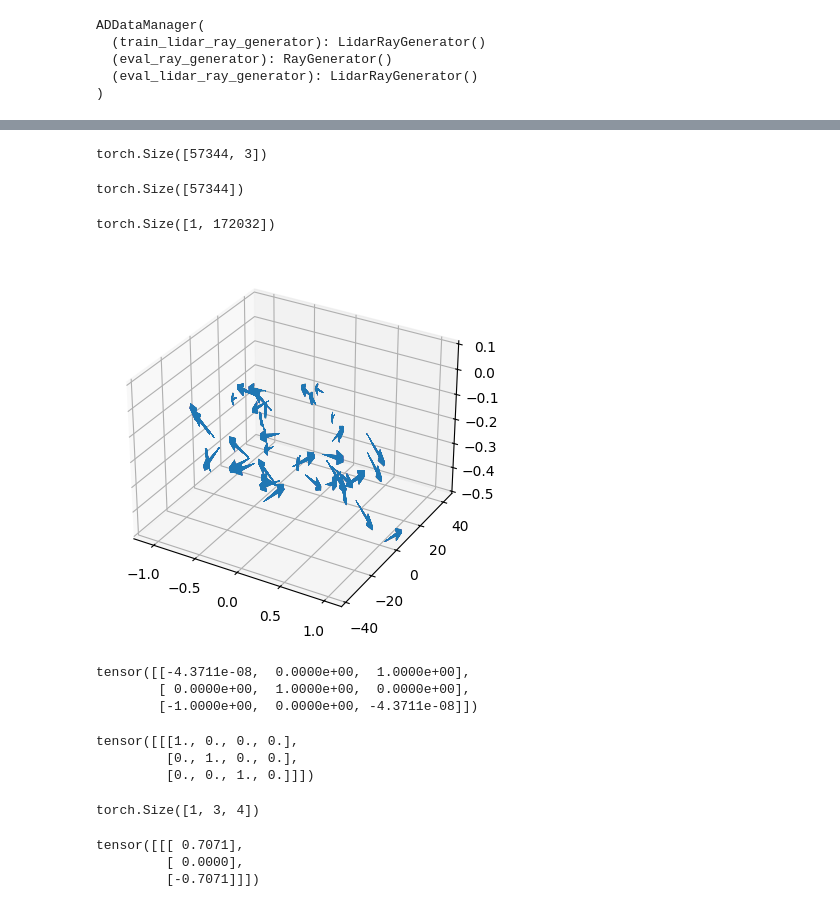
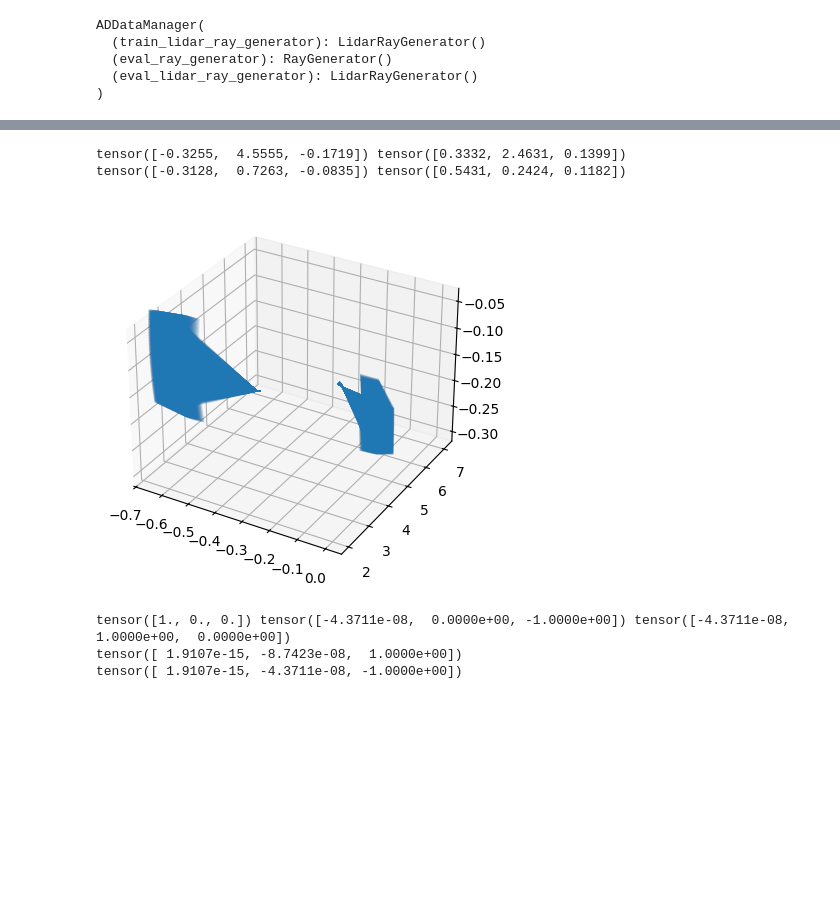
Before and after one commit to gasparyanartur/neurad-diffusion, a Jupyter notebook: nerfstudio/notebooks/ray_bundle.ipynb, the cells around one changed output, grey strips where cells are left out. Saved outputs shown, nothing was run; the diff lists cells and outputs as text; code cells hidden in the pictures; blank space fills up the shorter version.

```diff
--- a/nerfstudio/notebooks/ray_bundle.ipynb
+++ b/nerfstudio/notebooks/ray_bundle.ipynb
@@ -108,2 +109,3 @@ torch.Size([1, 270, 480, 3])
 # %%
-ray_bundle, bach = pipe.datamanager.next_train(0)
+ray_bundle, batch = pipe.datamanager.next_train(0)
+cameras = pipe.datamanager.train_dataset.cameras
@@ -120,4 +111,0 @@ tensor([[   5,  621,  332],
-# %%
-ray_bundle.origins.shape
-# %% [output]
-torch.Size([57344, 3])
@@ -128,8 +111,0 @@ is_cam = ~ray_bundle.metadata["is_lidar"].flatten()
-# %%
-is_cam.shape
-# %% [output]
-torch.Size([57344])
-# %%
-is_cam.repeat(1, 3).shape
-# %% [output]
-torch.Size([1, 172032])
@@ -136,24 +117,26 @@ torch.Size([1, 172032])
+# %%
+print(orig.mean(dim=0), orig.std(dim=0))
+print(dirs.mean(dim=0), dirs.std(dim=0))
+# %% [output]
+tensor([-0.3255,  4.5555, -0.1719]) tensor([0.3332, 2.4631, 0.1399])
+tensor([-0.3128,  0.7263, -0.0835]) tensor([0.5431, 0.2424, 0.1182])
 # %%
-
-orig = ray_bundle.origins[is_cam].cpu()
-dirs = ray_bundle.directions[is_cam].cpu()
-
 fig = plt.figure()
 fig.add_subplot(projection='3d')
 ax = fig.gca()
 ax.quiver(
     orig[:, 0],
     orig[:, 1],
     orig[:, 2],
     dirs[:, 0],
     dirs[:, 1],
     dirs[:, 2],
-    length=0.25,
-    linewidths=0.01
+    length=0.5,
+    linewidths=0.01,
 )
 
 plt.show()
 # %% [output]
-[figure, old version]
+[figure, new version]
 # %%
 # 90 degree shift should reflect on image
@@ -163,13 +143 @@ import torch
-# %%
-def rot_pitch(theta):
-    theta = torch.tensor(theta)
-    cos_theta = torch.cos(theta)
-    sin_theta = torch.sin(theta)
-    return torch.tensor([[cos_theta, 0, sin_theta], [0, 1, 0], [-sin_theta, 0, cos_theta]])
-
-rot_pitch(torch.pi/2)
-# %% [output]
-tensor([[-4.3711e-08,  0.0000e+00,  1.0000e+00],
-        [ 0.0000e+00,  1.0000e+00,  0.0000e+00],
-        [-1.0000e+00,  0.0000e+00, -4.3711e-08]])
 # %%
@@ -176,27 +147,14 @@ tensor([[-4.3711e-08,  0.0000e+00,  1.0000e+00],
 def make_cam_matrix(rotation, translation):
     return torch.cat((rotation, translation[..., None]), dim=-1)[None, ...]
-# %%
-unit_cam = make_cam_matrix(torch.eye(3), torch.zeros(3))
-unit_cam
-# %% [output]
-tensor([[[1., 0., 0., 0.],
-         [0., 1., 0., 0.],
-         [0., 0., 1., 0.]]])
-# %%
-unit_cam.shape
-# %% [output]
-torch.Size([1, 3, 4])
-# %%
-translate = torch.tensor([[1, 0, 0, 0]]).float().T
-#cam_to_worlds[:, :3] @ translate
-#unit_cam @ translate
-#rot_pitch(torch.pi/2) @ translate
-theta = torch.pi / 4
-flip_cam = make_cam_matrix(rot_pitch(theta), torch.zeros(3))
-flip_cam @ translate
-# %% [output]
-tensor([[[ 0.7071],
-         [ 0.0000],
-         [-0.7071]]])
+# %%
+v = torch.tensor([1, 0, 0]).float().T
+
+print(rotate_around(torch.pi/2, 0) @ v, rotate_around(torch.pi/2, 1) @ v, rotate_around(torch.pi/2, 2) @ v)
+print(rotate_around(torch.pi/2, 0) @ rotate_around(torch.pi/2, 1) @ rotate_around(torch.pi/2, 2) @ v)
+print(rotate_around(torch.pi/2, 2) @ rotate_around(torch.pi/2, 1) @ rotate_around(torch.pi/2, 0) @ v)
+# %% [output]
+tensor([1., 0., 0.]) tensor([-4.3711e-08,  0.0000e+00, -1.0000e+00]) tensor([-4.3711e-08,  1.0000e+00,  0.0000e+00])
+tensor([ 1.9107e-15, -8.7423e-08,  1.0000e+00])
+tensor([ 1.9107e-15, -4.3711e-08, -1.0000e+00])
 # %%
 v1 = torch.tensor([1, 0, 0, 0]).float().T
```
Also changed, not shown: parts of 25 cells of this notebook, 2 other files.
